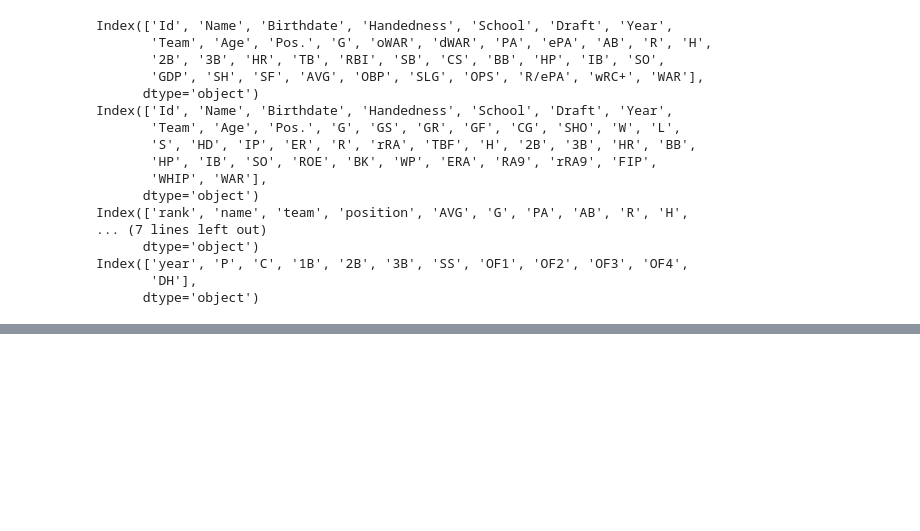
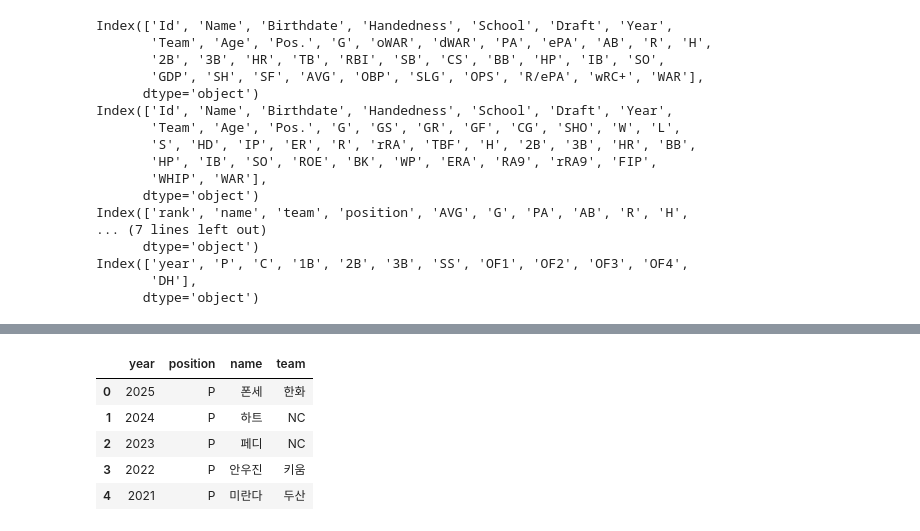
Before and after one commit to dohee-jin/data-mining-final-project, a Jupyter notebook: notebooks/kbo_analysis.ipynb, the cells around one changed output, grey strips where cells are left out. Drawn from its saved outputs; the diff is of its cells as text; code cells hidden in the pictures; blank space fills up the shorter version.

Commit message:
feat: 골든글러브 예측용 데이터 전처리 - Kaggle 데이터, KBO 2026 데이터 칼럼명 Kaggle 기준으로 맞춤 - 2000-2025 골든글러브 데이터 year, position, name, team으로 데이터 정리

```diff
--- a/notebooks/kbo_analysis.ipynb
+++ b/notebooks/kbo_analysis.ipynb
@@ -159,0 +297,34 @@ Index(['year', 'P', 'C', '1B', '2B', '3B', 'SS', 'OF1', 'OF2', 'OF3', 'OF4',
+# %%
+# 2-1. 칼럼 및 데이터 정리
+position_cols = ["P", "C", "1B", "2B", "3B", "SS", "OF1", "OF2", "OF3", "OF4", "DH"]
+
+golden = golden_glove.melt(
+    id_vars = "year",
+    value_vars = position_cols,
+    var_name = "position",
+    value_name = "player_name"
+)
+
+# 빈 값 제거
+golden = golden.dropna(subset=["player_name"])
+
+# OF1..4 -> OF로 통일
+golden["position"] = golden["position"].replace({
+    "OF1": "OF",
+    "OF2": "OF",
+    "OF3": "OF",
+    "OF4": "OF"
+})
+
+# 선수명, 팀이름 분리
+golden[["name", 'team']] = golden["player_name"].str.rsplit(" ", n = 1, expand = True)
+golden = golden[["year", "position", "name", "team"]]
+
+golden.head()
+# %% [output]
+|  | year | position | name | team |
+| 0 | 2025 | P | 폰세 | 한화 |
+| 1 | 2024 | P | 하트 | NC |
+| 2 | 2023 | P | 페디 | NC |
+| 3 | 2022 | P | 안우진 | 키움 |
+| 4 | 2021 | P | 미란다 | 두산 |
```
Also changed, not shown: parts of 5 cells of this notebook.
